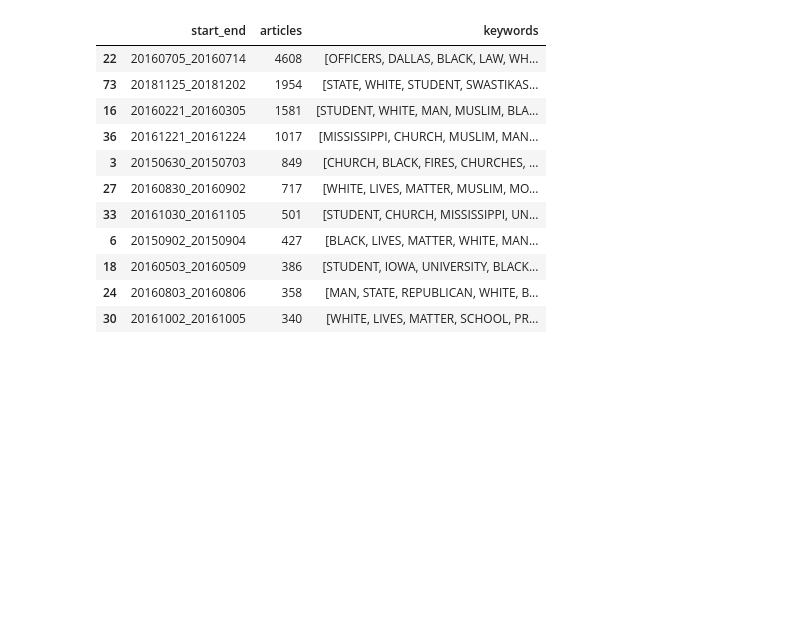
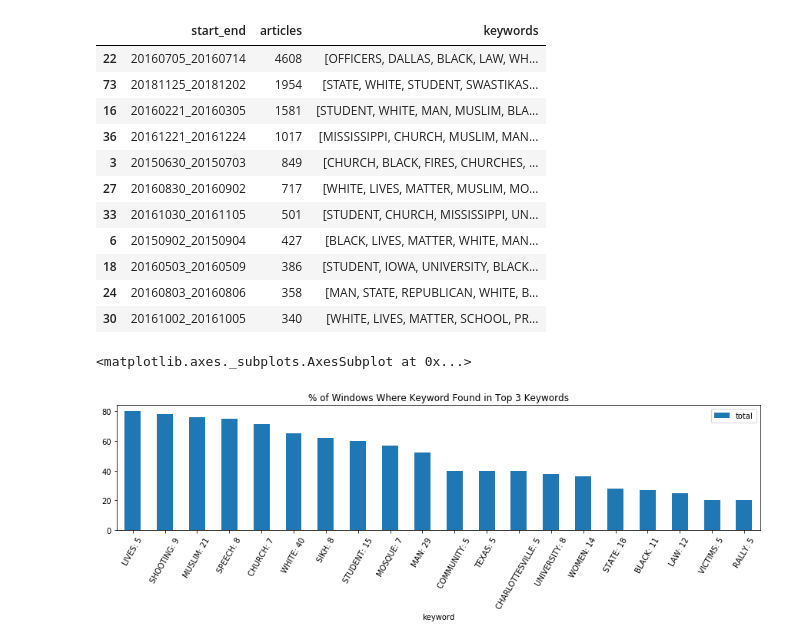
Before and after one commit to Jwmazzi/media_research, a Jupyter notebook: planning/GDELT Keywords.ipynb, the cells around one changed output. Drawn from its saved outputs; the diff is of its cells as text; code cells hidden in the pictures; blank space fills up the shorter version.

```diff
--- a/planning/GDELT Keywords.ipynb
+++ b/planning/GDELT Keywords.ipynb
@@ -436,3 +443,19 @@ black_events[['start_end', 'articles', 'keywords']].sort_values('articles', asce
 | 18 | 20160503_20160509 | 386 | [STUDENT, IOWA, UNIVERSITY, BLACK... |
 | 24 | 20160803_20160806 | 358 | [MAN, STATE, REPUBLICAN, WHITE, B... |
 | 30 | 20161002_20161005 | 340 | [WHITE, LIVES, MATTER, SCHOOL, PR... |
+# %%
+keyword_data = {}
+for keyword in tk_df.keywords:
+    count = 0
+    k = keyword.split(':')[0]
+    windows = df[df.keywords.apply(lambda x: k in x)]['keywords']
+    for window in windows:
+        if k in window[:3]:
+            count += 1
+    keyword_data.update({keyword: round((count / len(windows)) * 100)})
+x = pd.DataFrame([(k, v) for k, v in keyword_data.items()], columns=['keyword', 'total'])
+x.sort_values('total', inplace=True, ascending=False)
+x.plot(x='keyword', y='total', kind='bar', figsize=(15, 3), rot=60, title='% of Windows Where Keyword Found in Top 3 Keywords')
+# %% [output]
+<matplotlib.axes._subplots.AxesSubplot at 0x...>
+[figure, added]
```
Also changed, not shown: parts of 12 cells of this notebook.
